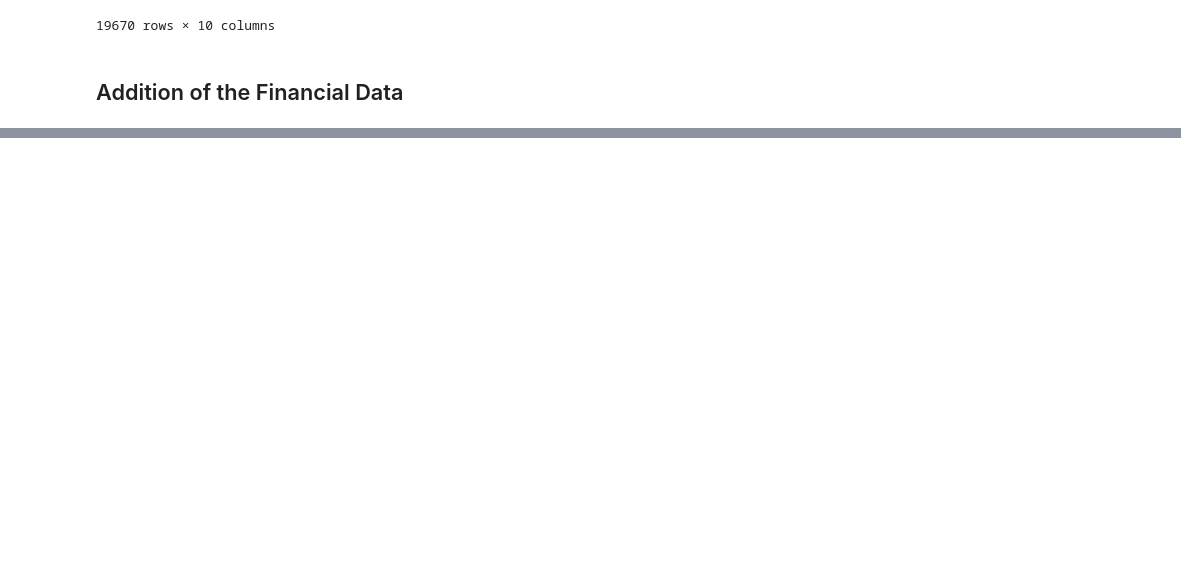
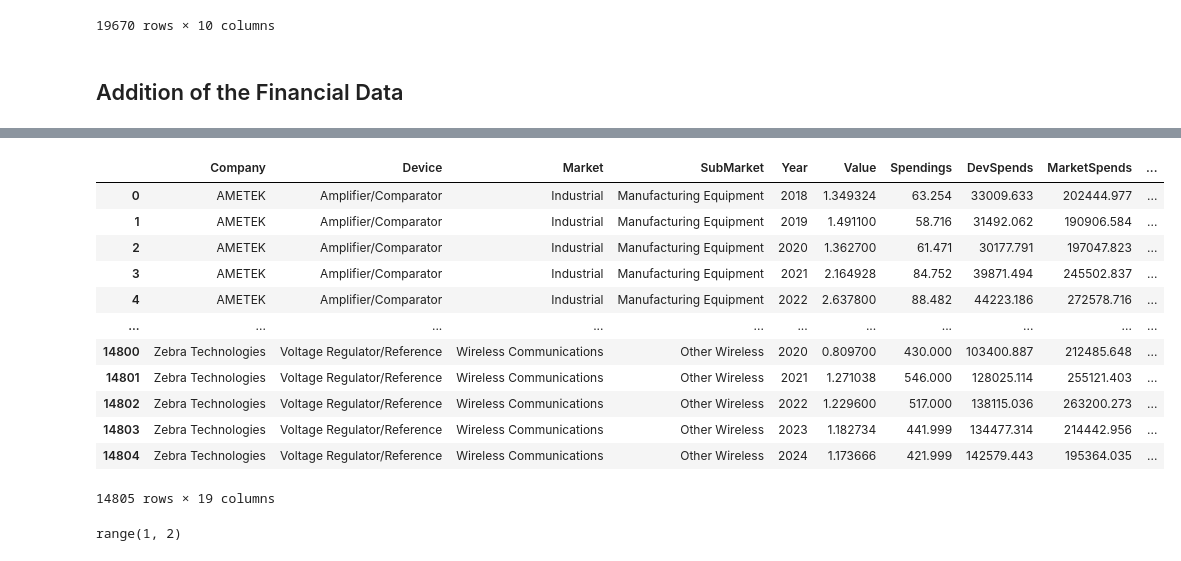
Before and after one commit to lucasleforest/analyticslab, a Jupyter notebook: dataset.ipynb, the cells around one changed output, grey strips where cells are left out. Drawn from its saved outputs; the diff is of its cells as text; code cells hidden in the pictures; blank space fills up the shorter version.

```diff
--- a/dataset.ipynb
+++ b/dataset.ipynb
@@ -210,0 +170,13 @@ ebitda
+# %%
+def mapping_companies(x):
+    if x in companies_available:
+        return comp_map[x]
+    else :
+        return None
+# %%
+ebitda = pd.read_csv("DATA/ebitda_complete.csv")
+ebitda.Company = ebitda.Company.apply(mapping_companies)
+ebitda = ebitda[~ebitda['Company'].isnull()]
+ebitda["Ebitda_1"] = ebitda.groupby('Company')['Ebitda'].shift(1)
+ebitda["Ebitda_2"] = ebitda.groupby('Company')['Ebitda'].shift(2)
+ebitda
@@ -210,0 +197,8 @@ ebitda
+# %%
+cogs = pd.read_csv("DATA/cogs_final.csv")
+cogs.Company = cogs.Company.apply(mapping_companies)
+cogs = cogs[~cogs['Company'].isnull()]
+cogs.rename(columns = {"Value" : "Cogs"}, inplace = True)
+cogs["Cogs_1"] = cogs.groupby('Company')['Cogs'].shift(1)
+cogs["Cogs_2"] = cogs.groupby('Company')['Cogs'].shift(2)
+cogs
@@ -210,0 +219,7 @@ ebitda
+# %%
+revenue = pd.read_csv("DATA/revenue_complete.csv")
+revenue.Company = revenue.Company.apply(mapping_companies)
+revenue = revenue[~revenue['Company'].isnull()]
+revenue["Revenue_1"] = revenue.groupby('Company')['Revenue'].shift(1)
+revenue["Revenue_2"] = revenue.groupby('Company')['Revenue'].shift(2)
+revenue
@@ -210,0 +240,18 @@ ebitda
+# %%
+final_df = merged_dataset.merge(cogs, how = "left", on = ["Company", "Year"]).merge(revenue, how = "left", on = ["Company", "Year"]).merge(ebitda, how = "left", on = ["Company", "Year"])
+final_df = final_df[~final_df['Cogs'].isnull()].reset_index(drop = True)
+final_df
+# %% [output]
+|  | Company | Device | Market | SubMarket | Year | Value | Spendings | DevSpends | MarketSpends | ... |
+| 0 | AMETEK | Amplifier/Comparator | Industrial | Manufacturing Equipment | 2018 | 1.349324 | 63.254 | 33009.633 | 202444.977 | ... |
+| 1 | AMETEK | Amplifier/Comparator | Industrial | Manufacturing Equipment | 2019 | 1.491100 | 58.716 | 31492.062 | 190906.584 | ... |
+| 2 | AMETEK | Amplifier/Comparator | Industrial | Manufacturing Equipment | 2020 | 1.362700 | 61.471 | 30177.791 | 197047.823 | ... |
+| 3 | AMETEK | Amplifier/Comparator | Industrial | Manufacturing Equipment | 2021 | 2.164928 | 84.752 | 39871.494 | 245502.837 | ... |
+| 4 | AMETEK | Amplifier/Comparator | Industrial | Manufacturing Equipment | 2022 | 2.637800 | 88.482 | 44223.186 | 272578.716 | ... |
+| ... | ... | ... | ... | ... | ... | ... | ... | ... | ... | ... |
+| 14800 | Zebra Technologies | Voltage Regulator/Reference | Wireless Communications | Other Wireless | 2020 | 0.809700 | 430.000 | 103400.887 | 212485.648 | ... |
+| 14801 | Zebra Technologies | Voltage Regulator/Reference | Wireless Communications | Other Wireless | 2021 | 1.271038 | 546.000 | 128025.114 | 255121.403 | ... |
+| 14802 | Zebra Technologies | Voltage Regulator/Reference | Wireless Communications | Other Wireless | 2022 | 1.229600 | 517.000 | 138115.036 | 263200.273 | ... |
+| 14803 | Zebra Technologies | Voltage Regulator/Reference | Wireless Communications | Other Wireless | 2023 | 1.182734 | 441.999 | 134477.314 | 214442.956 | ... |
+| 14804 | Zebra Technologies | Voltage Regulator/Reference | Wireless Communications | Other Wireless | 2024 | 1.173666 | 421.999 | 142579.443 | 195364.035 | ... |
+14805 rows × 19 columns
@@ -210,0 +260,4 @@ ebitda
+# %%
+range(1, 2, 1)
+# %% [output]
+range(1, 2)
```
Also changed, not shown: parts of 12 cells of this notebook, 6 other files.
